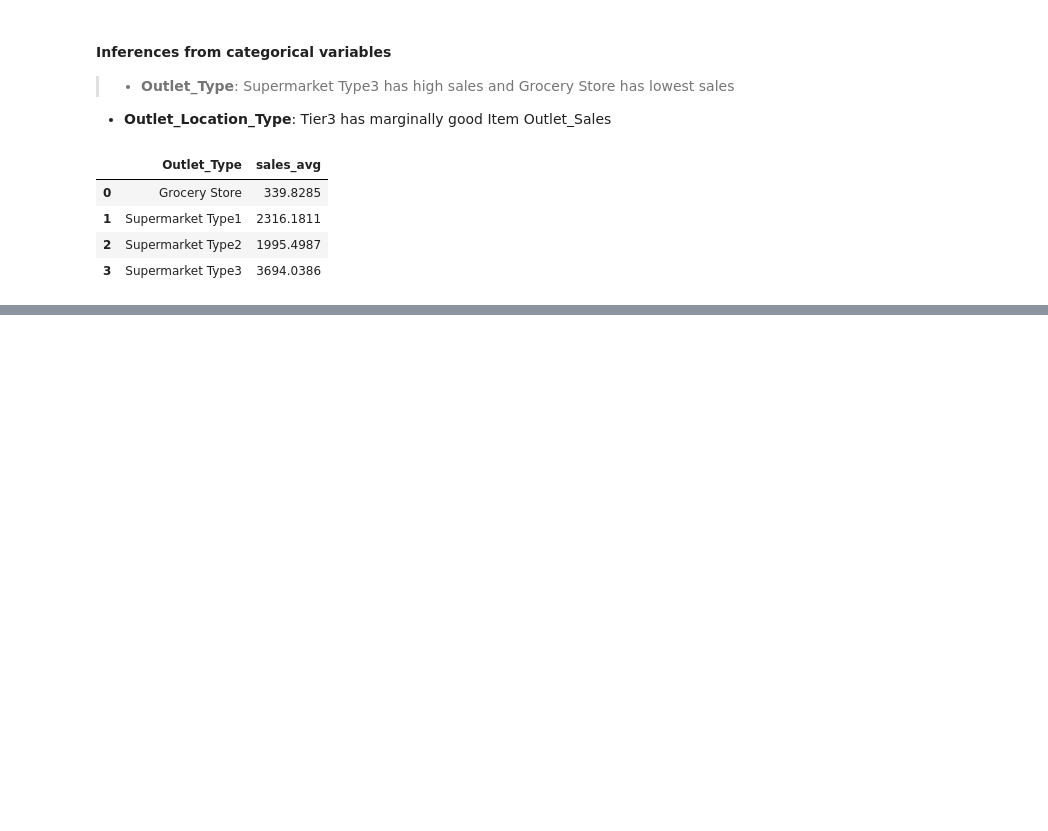
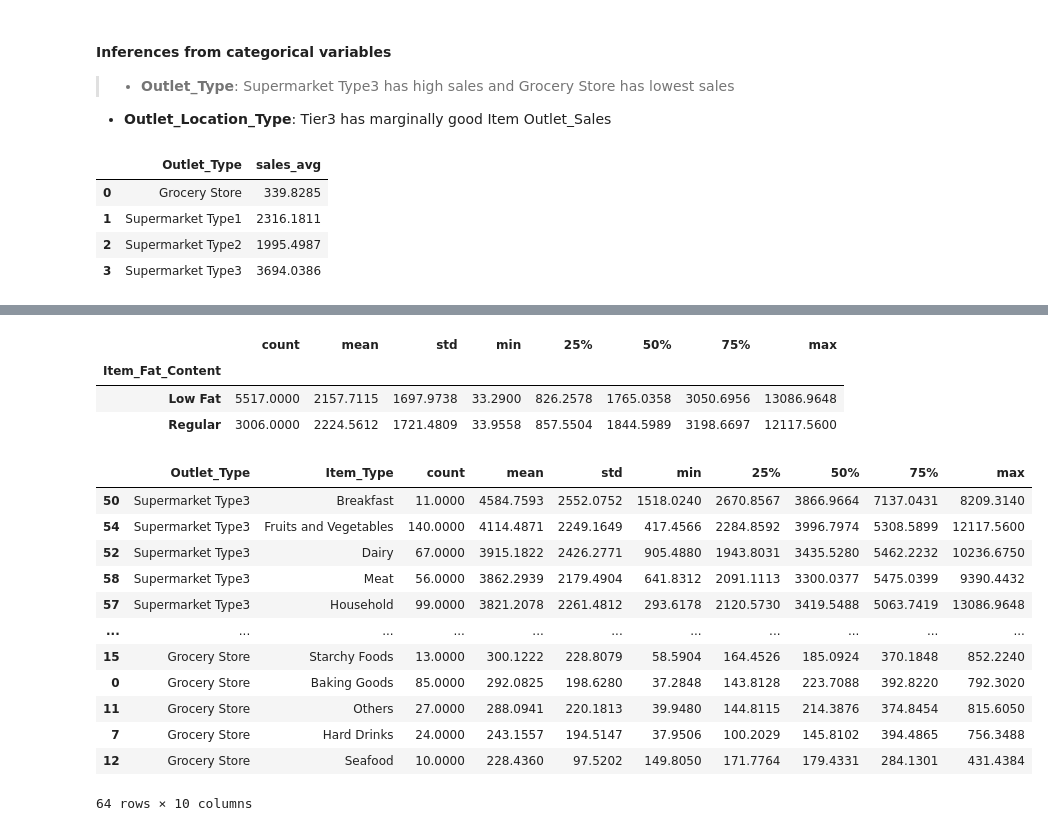
Before and after one commit to krishnamohan-seelam/MachineLearning, a Jupyter notebook: AnacondaProjects/MachineLearning_Handbook/Regression/BigMartSales/BigMartSales_EDA.ipynb, the cells around one changed output, grey strips where cells are left out. Cells and saved outputs as stored; diff of their text form; code cells hidden in the pictures; blank space fills up the shorter version.

```diff
--- a/AnacondaProjects/MachineLearning_Handbook/Regression/BigMartSales/BigMartSales_EDA.ipynb
+++ b/AnacondaProjects/MachineLearning_Handbook/Regression/BigMartSales/BigMartSales_EDA.ipynb
@@ -225,0 +399,25 @@ outlet_type_map  =  {'Grocery Store':0,
+# %%
+train_df.groupby(['Item_Fat_Content'])['Item_Outlet_Sales'].describe()
+# %% [output]
+|  | count | mean | std | min | 25% | 50% | 75% | max |
+| Item_Fat_Content |  |  |  |  |  |  |  |  |
+| Low Fat | 5517.0000 | 2157.7115 | 1697.9738 | 33.2900 | 826.2578 | 1765.0358 | 3050.6956 | 13086.9648 |
+| Regular | 3006.0000 | 2224.5612 | 1721.4809 | 33.9558 | 857.5504 | 1844.5989 | 3198.6697 | 12117.5600 |
+# %%
+item_type  = train_df.groupby(['Outlet_Type','Item_Type'])['Item_Outlet_Sales'].describe().reset_index()
+item_type = item_type.sort_values(['mean'], ascending=False)
+item_type
+# %% [output]
+|  | Outlet_Type | Item_Type | count | mean | std | min | 25% | 50% | 75% | max |
+| 50 | Supermarket Type3 | Breakfast | 11.0000 | 4584.7593 | 2552.0752 | 1518.0240 | 2670.8567 | 3866.9664 | 7137.0431 | 8209.3140 |
+| 54 | Supermarket Type3 | Fruits and Vegetables | 140.0000 | 4114.4871 | 2249.1649 | 417.4566 | 2284.8592 | 3996.7974 | 5308.5899 | 12117.5600 |
+| 52 | Supermarket Type3 | Dairy | 67.0000 | 3915.1822 | 2426.2771 | 905.4880 | 1943.8031 | 3435.5280 | 5462.2232 | 10236.6750 |
+| 58 | Supermarket Type3 | Meat | 56.0000 | 3862.2939 | 2179.4904 | 641.8312 | 2091.1113 | 3300.0377 | 5475.0399 | 9390.4432 |
+| 57 | Supermarket Type3 | Household | 99.0000 | 3821.2078 | 2261.4812 | 293.6178 | 2120.5730 | 3419.5488 | 5063.7419 | 13086.9648 |
+| ... | ... | ... | ... | ... | ... | ... | ... | ... | ... | ... |
+| 15 | Grocery Store | Starchy Foods | 13.0000 | 300.1222 | 228.8079 | 58.5904 | 164.4526 | 185.0924 | 370.1848 | 852.2240 |
+| 0 | Grocery Store | Baking Goods | 85.0000 | 292.0825 | 198.6280 | 37.2848 | 143.8128 | 223.7088 | 392.8220 | 792.3020 |
+| 11 | Grocery Store | Others | 27.0000 | 288.0941 | 220.1813 | 39.9480 | 144.8115 | 214.3876 | 374.8454 | 815.6050 |
+| 7 | Grocery Store | Hard Drinks | 24.0000 | 243.1557 | 194.5147 | 37.9506 | 100.2029 | 145.8102 | 394.4865 | 756.3488 |
+| 12 | Grocery Store | Seafood | 10.0000 | 228.4360 | 97.5202 | 149.8050 | 171.7764 | 179.4331 | 284.1301 | 431.4384 |
+64 rows × 10 columns
```
Also changed, not shown: parts of 53 cells of this notebook, 17 other files.
